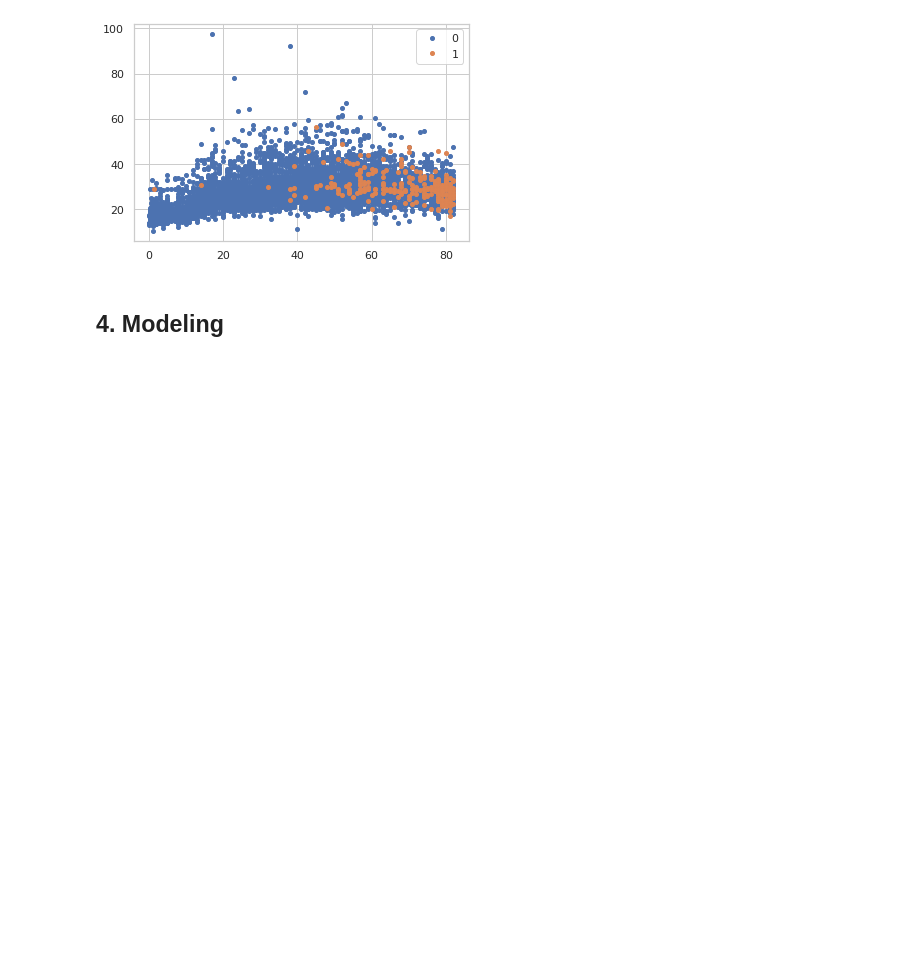
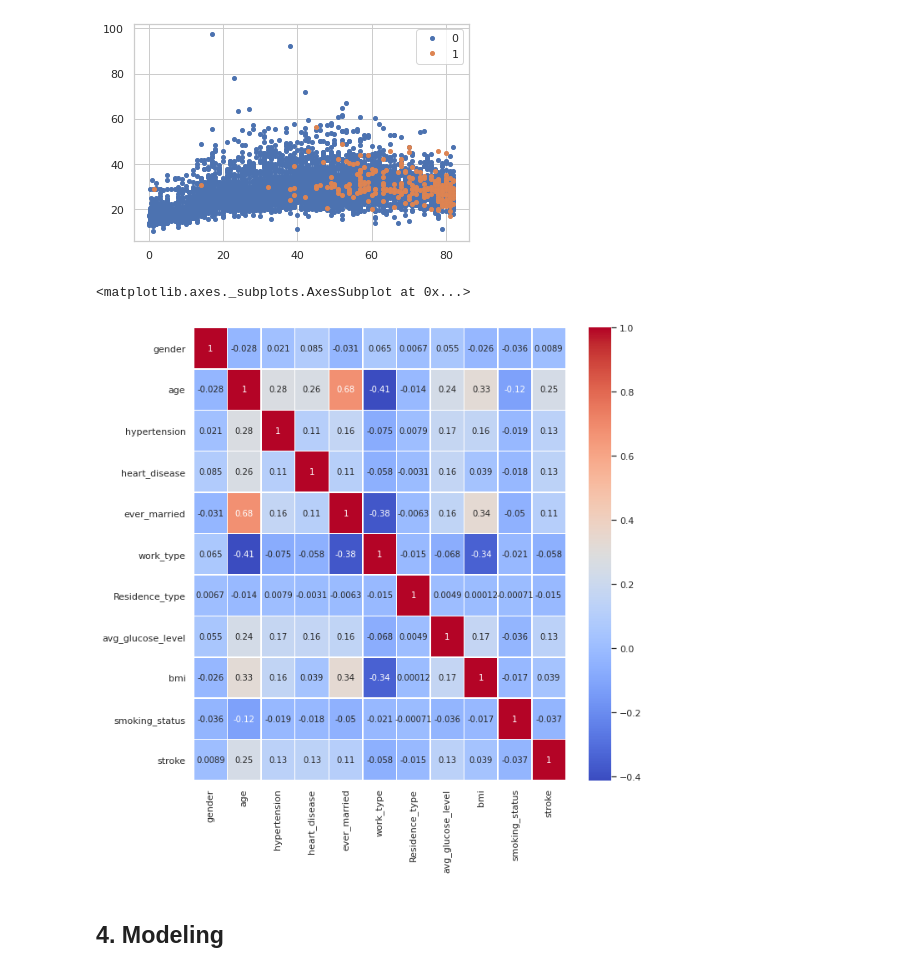
Before and after one commit to raul-miranda/DS-201-Project-1, a Jupyter notebook: D201_Project_2_raul.ipynb, the cells around one changed output. Cells and saved outputs as stored; diff of their text form; code cells hidden in the pictures; blank space fills up the shorter version.

```diff
--- a/D201_Project_2_raul.ipynb
+++ b/D201_Project_2_raul.ipynb
@@ -296,6 +296,21 @@ plt.show()
 # Graph of stroke with smoking status
 # %%
 # Graph of stroke with glucose level
+# %%
+# Correlation Heatmap
+import seaborn as sns
+Z = df_health_2.copy()
+Z['gender'] = Z['gender'].map({'Male':1, 'Female':0, 'Other':2})
+Z['ever_married'] = Z['ever_married'].map({'Yes':1, 'No':0})
+Z['work_type'] = Z['work_type'].map({'Private':0, 'Self-employed':1, 'Govt_job':2, 'children':3, 'Never_worked':4})
+Z['Residence_type'] = Z['Residence_type'].map({'Urban':0, 'Rural':1})
+Z['smoking_status'] = Z['smoking_status'].map({'formerly smoked':0, 'never smoked':1, 'smokes':2, 'Unknown':3})
+
+fig, ax = plt.subplots (figsize=(10,10))
+sns.heatmap(Z.corr(), cmap='coolwarm', annot=True, linewidths=.5)
+# %% [output]
+<matplotlib.axes._subplots.AxesSubplot at 0x...>
+[figure, added]
 # %% [markdown]
 ## **4. Modeling**
 # %%
```
Also changed, not shown: parts of 16 cells of this notebook.
